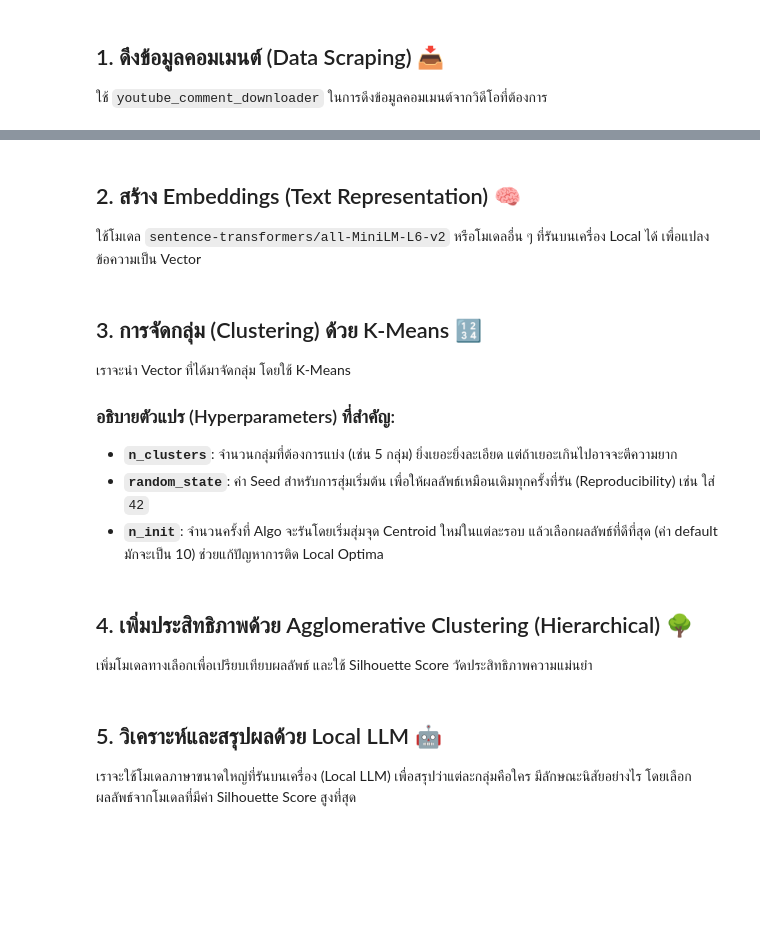
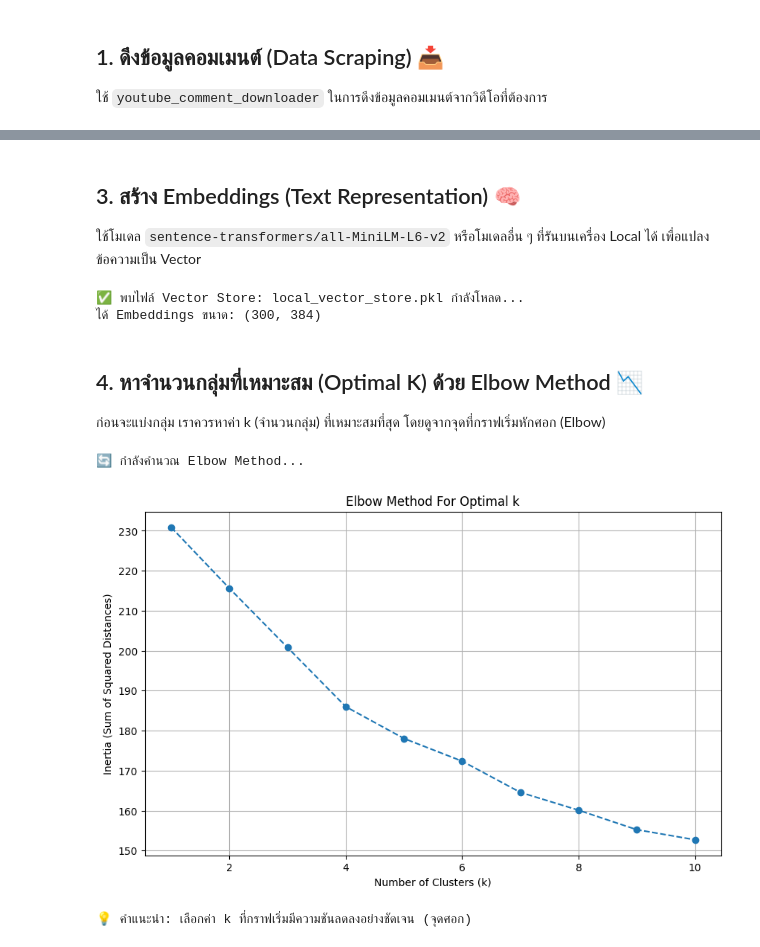
Before and after one commit to IceEz555/RAG-project, a Jupyter notebook: Customer Segmentation/Customer_Segmentation_Local_Model.ipynb, the cells around one changed output, grey strips where cells are left out. Drawn from its saved outputs; the diff is of its cells as text; code cells hidden in the pictures; blank space fills up the shorter version.

```diff
--- a/Customer Segmentation/Customer_Segmentation_Local_Model.ipynb
+++ b/Customer Segmentation/Customer_Segmentation_Local_Model.ipynb
@@ -42,5 +109,5 @@ df.head()
 # %% [markdown]
-## 2. สร้าง Embeddings (Text Representation) 🧠
+## 3. สร้าง Embeddings (Text Representation) 🧠
 ใช้โมเดล `sentence-transformers/all-MiniLM-L6-v2` หรือโมเดลอื่น ๆ ที่รันบนเครื่อง Local ได้ เพื่อแปลงข้อความเป็น Vector
 # %%
 from sentence_transformers import SentenceTransformer
@@ -59,12 +126,19 @@ def get_local_embeddings(texts, model_name='all-MiniLM-L6-v2'):
     return embeddings
 
 # ตรวจสอบว่ามีไฟล์ Vector Store อยู่แล้วหรือไม่ เพื่อไม่ต้องคำนวณใหม่
+embeddings = None
 if os.path.exists(VECTOR_STORE_FILE):
     print(f"✅ พบไฟล์ Vector Store: {VECTOR_STORE_FILE} กำลังโหลด...")
     with open(VECTOR_STORE_FILE, 'rb') as f:
         embeddings = pickle.load(f)
-else:
-    # ถ้ายังไม่มี ให้สร้างใหม่
+
+    # ตรวจสอบขนาดว่าตรงกับข้อมูลใหม่หรือไม่
+    if len(embeddings) != len(df):
+        print(f"⚠️ ขนาดไม่ตรงกัน (Embeddings={len(embeddings)}, Data={len(df)}) -> กำลังสร้างใหม่...")
+        embeddings = None
+
+if embeddings is None:
+    # ถ้ายังไม่มี หรือขนาดไม่ตรง ให้สร้างใหม่
     texts = df['Comment Text'].tolist()
     embeddings = get_local_embeddings(texts)
 
@@ -74,11 +148,6 @@ else:
     print(f"💾 บันทึก Vector Store เรียบร้อยที่: {VECTOR_STORE_FILE}")
 
 print(f"ได้ Embeddings ขนาด: {embeddings.shape}")
+# %% [output]
+✅ พบไฟล์ Vector Store: local_vector_store.pkl กำลังโหลด...
+ได้ Embeddings ขนาด: (300, 384)
-# %% [markdown]
-## 3. การจัดกลุ่ม (Clustering) ด้วย K-Means 🔢
-เราจะนำ Vector ที่ได้มาจัดกลุ่ม โดยใช้ K-Means
-
-### อธิบายตัวแปร (Hyperparameters) ที่สำคัญ:
-- **`n_clusters`**: จำนวนกลุ่มที่ต้องการแบ่ง (เช่น 5 กลุ่ม) ยิ่งเยอะยิ่งละเอียด แต่ถ้าเยอะเกินไปอาจจะตีความยาก
-- **`random_state`**: ค่า Seed สำหรับการสุ่มเริ่มต้น เพื่อให้ผลลัพธ์เหมือนเดิมทุกครั้งที่รัน (Reproducibility) เช่น ใส่ `42`
-- **`n_init`**: จำนวนครั้งที่ Algo จะรันโดยเริ่มสุ่มจุด Centroid ใหม่ในแต่ละรอบ แล้วเลือกผลลัพธ์ที่ดีที่สุด (ค่า default มักจะเป็น 10) ช่วยแก้ปัญหาการติด Local Optima
@@ -113,3 +153,0 @@ plt.show()
-# %% [markdown]
-## 4. เพิ่มประสิทธิภาพด้วย Agglomerative Clustering (Hierarchical) 🌳
-เพิ่มโมเดลทางเลือกเพื่อเปรียบเทียบผลลัพธ์ และใช้ Silhouette Score วัดประสิทธิภาพความแม่นยำ
@@ -156,4 +154,28 @@ plt.show()
-# %% [markdown]
-## 5. วิเคราะห์และสรุปผลด้วย Local LLM 🤖
-เราจะใช้โมเดลภาษาขนาดใหญ่ที่รันบนเครื่อง (Local LLM) เพื่อสรุปว่าแต่ละกลุ่มคือใคร มีลักษณะนิสัยอย่างไร
-โดยเลือกผลลัพธ์จากโมเดลที่มีค่า Silhouette Score สูงที่สุด
+# %% [markdown]
+## 4. หาจำนวนกลุ่มที่เหมาะสม (Optimal K) ด้วย Elbow Method 📉
+ก่อนจะแบ่งกลุ่ม เราควรหาค่า k (จำนวนกลุ่ม) ที่เหมาะสมที่สุด โดยดูจากจุดที่กราฟเริ่มหักศอก (Elbow)
+# %%
+from sklearn.cluster import KMeans
+
+inertia = []
+k_range = range(1, 11)
+
+print("🔄 กำลังคำนวณ Elbow Method...")
+for k in k_range:
+    kmeans = KMeans(n_clusters=k, random_state=42, n_init=10)
+    kmeans.fit(embeddings)
+    inertia.append(kmeans.inertia_)
+
+plt.figure(figsize=(10, 6))
+plt.plot(k_range, inertia, marker='o', linestyle='--')
+plt.title('Elbow Method For Optimal k')
+plt.xlabel('Number of Clusters (k)')
+plt.ylabel('Inertia (Sum of Squared Distances)')
+plt.grid(True)
+plt.show()
+
+print("💡 คำแนะนำ: เลือกค่า k ที่กราฟเริ่มมีความชันลดลงอย่างชัดเจน (จุดศอก)")
+# %% [output]
+🔄 กำลังคำนวณ Elbow Method...
+[figure, added]
+💡 คำแนะนำ: เลือกค่า k ที่กราฟเริ่มมีความชันลดลงอย่างชัดเจน (จุดศอก)
```
Also changed, not shown: parts of 15 cells of this notebook, 3 other files.
